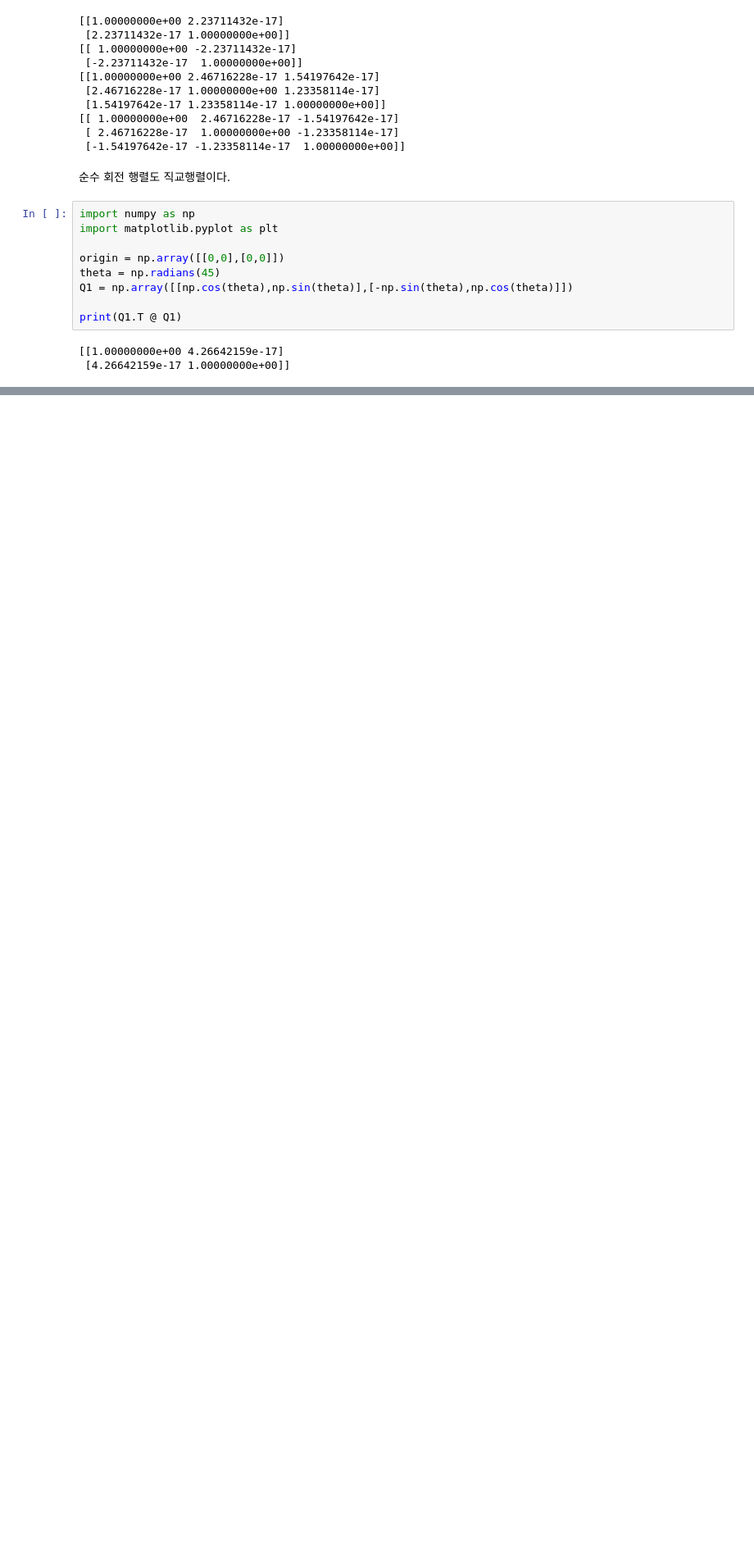
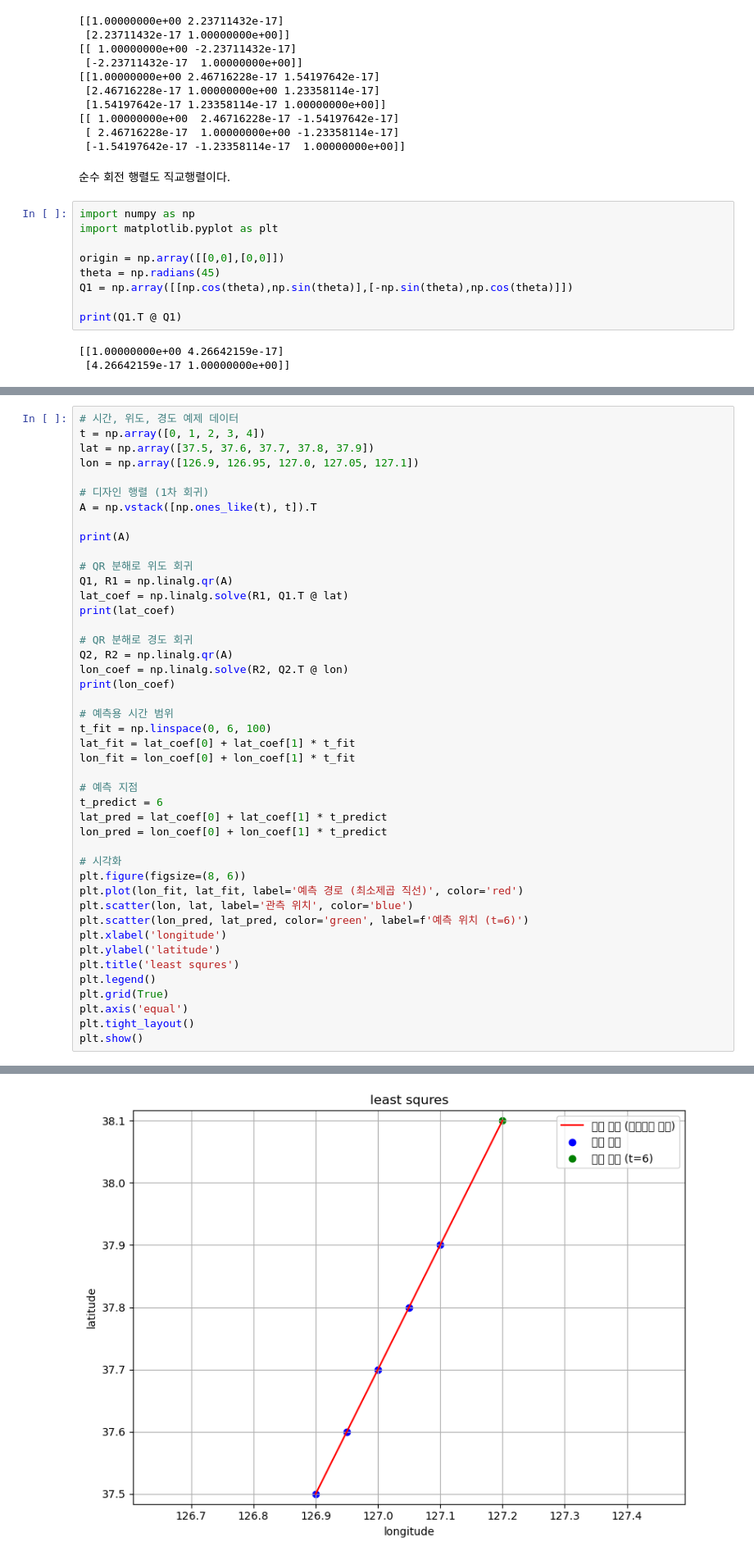
Before and after one commit to Aple-pen/LinearAlgbra_Practice, a Jupyter notebook: Memo/Chapter8.ipynb, the cells around one changed output, grey strips where cells are left out. Shown at 82% size. Saved outputs shown, nothing was run; the diff lists cells and outputs as text; blank space fills up the shorter version.

```diff
--- a/Memo/Chapter8.ipynb
+++ b/Memo/Chapter8.ipynb
@@ -47,0 +205,45 @@ print(Q1.T @ Q1)
+# %%
+# 시간, 위도, 경도 예제 데이터
+t = np.array([0, 1, 2, 3, 4])
+lat = np.array([37.5, 37.6, 37.7, 37.8, 37.9])
+lon = np.array([126.9, 126.95, 127.0, 127.05, 127.1])
+
+# 디자인 행렬 (1차 회귀)
+A = np.vstack([np.ones_like(t), t]).T
+
+print(A)
+
+# QR 분해로 위도 회귀
+Q1, R1 = np.linalg.qr(A)
+lat_coef = np.linalg.solve(R1, Q1.T @ lat)
+print(lat_coef)
+
+# QR 분해로 경도 회귀
+Q2, R2 = np.linalg.qr(A)
+lon_coef = np.linalg.solve(R2, Q2.T @ lon)
+print(lon_coef)
+
+# 예측용 시간 범위
+t_fit = np.linspace(0, 6, 100)
+lat_fit = lat_coef[0] + lat_coef[1] * t_fit
+lon_fit = lon_coef[0] + lon_coef[1] * t_fit
+
+# 예측 지점
+t_predict = 6
+lat_pred = lat_coef[0] + lat_coef[1] * t_predict
+lon_pred = lon_coef[0] + lon_coef[1] * t_predict
+
+# 시각화
+plt.figure(figsize=(8, 6))
+plt.plot(lon_fit, lat_fit, label='예측 경로 (최소제곱 직선)', color='red')
+plt.scatter(lon, lat, label='관측 위치', color='blue')
+plt.scatter(lon_pred, lat_pred, color='green', label=f'예측 위치 (t=6)')
+plt.xlabel('longitude')
+plt.ylabel('latitude')
+plt.title('least squres')
+plt.legend()
+plt.grid(True)
+plt.axis('equal')
+plt.tight_layout()
+plt.show()
+# %% [output]
@@ -47,0 +257 @@ print(Q1.T @ Q1)
+[figure, added]
```
Also changed, not shown: parts of 14 cells of this notebook, 1 other file.
